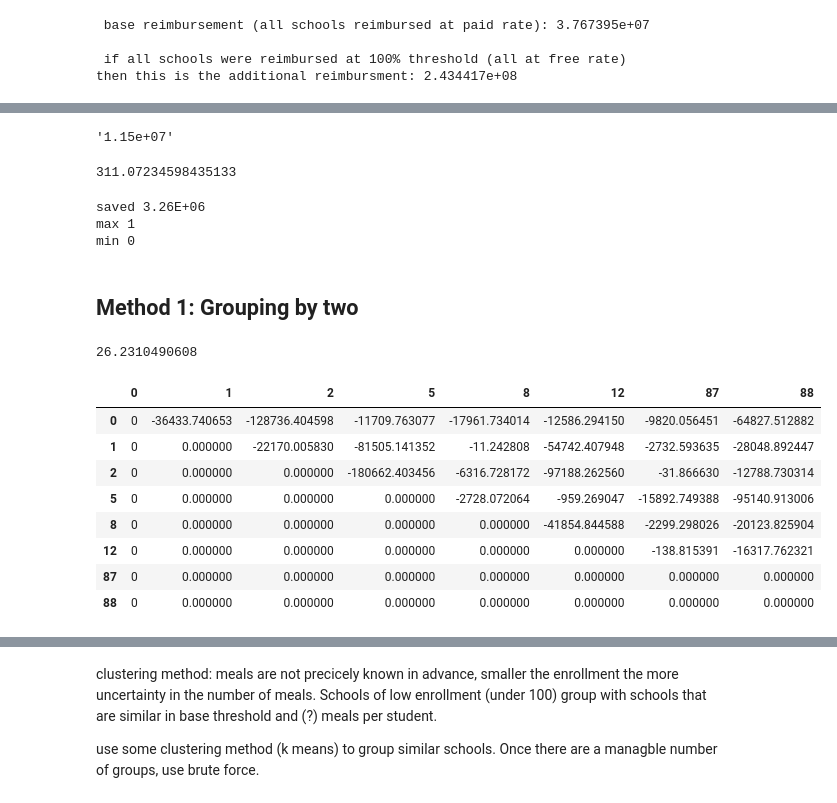
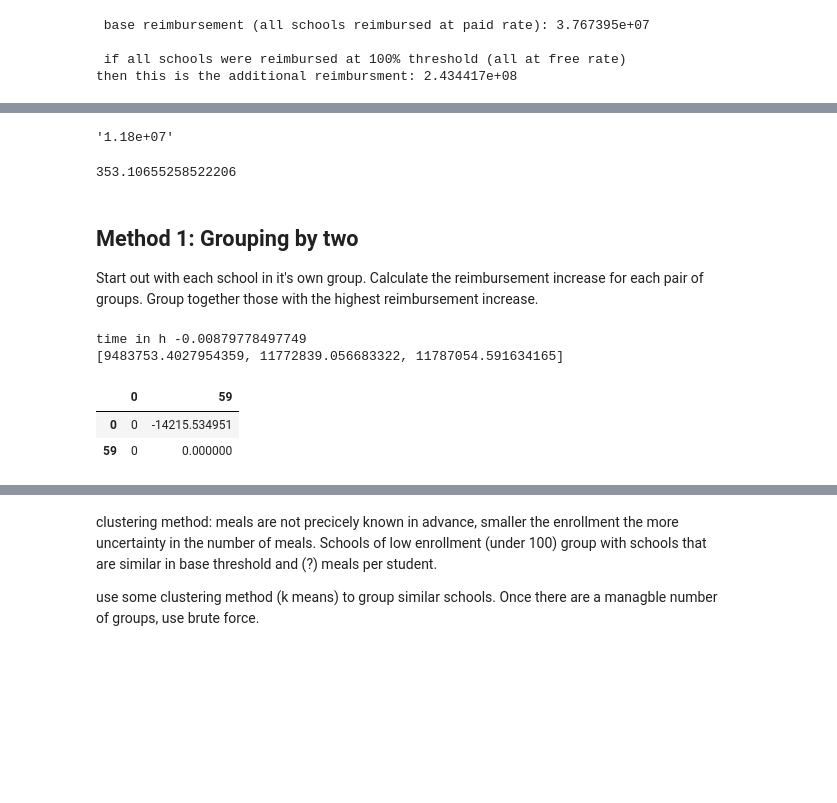
Before and after one commit to MODA-NYC/Project_SchoolLunch, a Jupyter notebook: FreeLunch-Test.ipynb, the cells around one changed output, grey strips where cells are left out. Cells and saved outputs as stored; diff of their text form; code cells hidden in the pictures; blank space fills up the shorter version.

```diff
--- a/FreeLunch-Test.ipynb
+++ b/FreeLunch-Test.ipynb
@@ -173,6 +173,7 @@ dtype: float64
 # 'group' will hold the integer name of the group the school belongs too. initally set a single group.
 
 cep['meal'] = deltaLunchRate*cep['Lunch'] + deltaBreakfastRate*cep['Breakfast']
+cep['paidMeal'] = paidLunch*cep['Lunch'] + paidBreakfast*cep['Breakfast']
 cep['mealPerStudent'] = cep['meal']/cep['Enrollment']
 cep['baseThreshold'] = cep['Identified']/cep['Enrollment']*multiplier
 cep['group'] = 0
@@ -373,22 +386,13 @@ cep.head()
 # put all schools in one group and calculate reimbursements
 cep['group']=0
 calcReimburse(cep, results)
-"{:.2e}".format(results[-1][2])
+"{:.2e}".format(results[-1])
 # %% [output]
-'1.15e+07'
+'1.18e+07'
 # %%
 # if every meal were reimbursed at the free rate, this is the number of dollars per student
 # would be spent above the base (paid) rate.
 m0=cep.meal.sum()/cep.Enrollment.sum()
 m0
 # %% [output]
-311.07234598435133
+353.10655258522206
-# %%
-possReimb = [x[2] for x in results]
-print 'saved', "{:.2E}".format(max(possReimb)-min(possReimb))
-print 'max', possReimb.index(max(possReimb))
-print 'min', possReimb.index(min(possReimb))
-# %% [output]
-saved 3.26E+06
-max 1
-min 0
@@ -400,60 +399,59 @@ min 0
-# %% [markdown]
-## Method 1: Grouping by two
+# %% [markdown]
+## Method 1: Grouping by two
+Start out with each school in it's own group. Calculate the reimbursement increase for each pair of groups.
+Group together those with the highest reimbursement increase.
 # %%
+cep1=cep.copy()
+startTime = time.time()
+
 #initialize deltaR
-cep['group']=cep.index
+cep1['group']=cep1.index
 tempResults=[]
-tempResults = calcReimburse(cep,tempResults)
-index = list(set(cep.group))
+tempResults = calcReimburse(cep1,tempResults)
+index = list(set(cep1.group))
 deltaR = pd.DataFrame(0,columns=index,index=index)
 
-startTime = time.time()
 for i in index:
     for j in index:
         if i < j: #can probably optimize this
-            deltaR.loc[i,j] = deltaReimburse(cep,i,j)
+            deltaR.loc[i,j] = deltaReimburse(cep1,i,j)
 
-midTime = time.time()
 
 while (deltaR.values.max() > 0):
     # the max value of deltaR, if it's >0, determines the groups to be combined
     # if max is <=0 then no further combination will increase reimbursements
 
     # the index and column location of the max value
     indLoc = np.where(deltaR == deltaR.values.max())[0][0]
     colLoc = np.where(deltaR == deltaR.values.max())[1][0]
 
     # the index location corresponds to the first group, the column location to the second group
     # note the firstGroup number is smaller than the secondGroup.
     firstGroup = index[indLoc]
     secondGroup = index[colLoc]
 
     #drop the row/col of the second group in deltaR (it will be combined with the first group)
     deltaR.drop(secondGroup,axis=0, inplace=True)
     deltaR.drop(secondGroup,axis=1,inplace=True)
 
     #combining groups in the school df
-    cep.loc[cep.group==secondGroup,'group']=firstGroup
+    cep1.loc[cep1.group==secondGroup,'group']=firstGroup
 
     #reset index
-    index = list(set(cep.group))
+    index = list(set(cep1.group))
     #loop through the row of deltaR corresponding to the new grouping
     for i in index:
         if i>firstGroup:
-            deltaR.loc[firstGroup,i] = deltaReimburse(cep,firstGroup,i)
+            deltaR.loc[firstGroup,i] = deltaReimburse(cep1,firstGroup,i)
 
-endTime = time.time()
-print endTime - startTime
-results = calcReimburse(cep, results)
+results = calcReimburse(cep1, results)
+
+print 'time in h', (startTime-time.time())/60.0/60.0
+print results
 deltaR
 # %% [output]
-26.2310490608
+time in h -0.00879778497749
+[9483753.4027954359, 11772839.056683322, 11787054.591634165]
-|  | 0 | 1 | 2 | 5 | 8 | 12 | 87 | 88 |
-| 0 | 0 | -36433.740653 | -128736.404598 | -11709.763077 | -17961.734014 | -12586.294150 | -9820.056451 | -64827.512882 |
-| 1 | 0 | 0.000000 | -22170.005830 | -81505.141352 | -11.242808 | -54742.407948 | -2732.593635 | -28048.892447 |
-| 2 | 0 | 0.000000 | 0.000000 | -180662.403456 | -6316.728172 | -97188.262560 | -31.866630 | -12788.730314 |
-| 5 | 0 | 0.000000 | 0.000000 | 0.000000 | -2728.072064 | -959.269047 | -15892.749388 | -95140.913006 |
-| 8 | 0 | 0.000000 | 0.000000 | 0.000000 | 0.000000 | -41854.844588 | -2299.298026 | -20123.825904 |
-| 12 | 0 | 0.000000 | 0.000000 | 0.000000 | 0.000000 | 0.000000 | -138.815391 | -16317.762321 |
-| 87 | 0 | 0.000000 | 0.000000 | 0.000000 | 0.000000 | 0.000000 | 0.000000 | 0.000000 |
-| 88 | 0 | 0.000000 | 0.000000 | 0.000000 | 0.000000 | 0.000000 | 0.000000 | 0.000000 |
+|  | 0 | 59 |
+| 0 | 0 | -14215.534951 |
+| 59 | 0 | 0.000000 |
```
Also changed, not shown: parts of 67 cells of this notebook, 1 other file.
